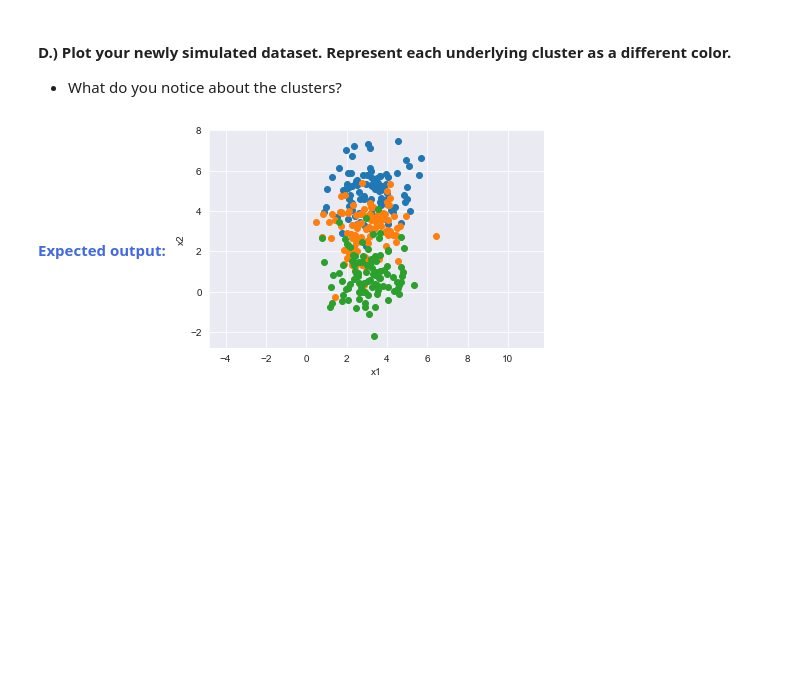
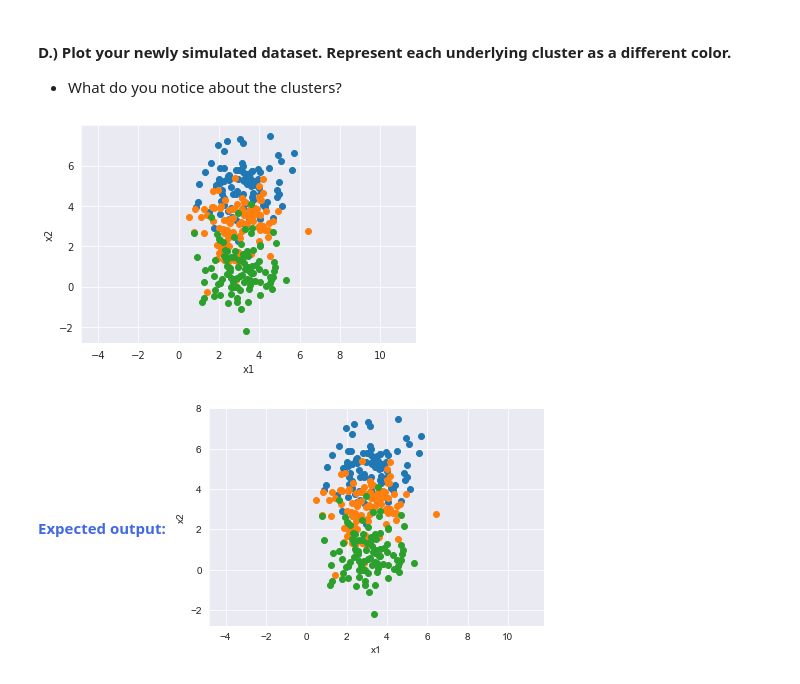
Before and after one commit to cedricsoares/elite_data_science, a Jupyter notebook: 4 - Workbook - Clustering Algorithms.ipynb, the cells around one changed output. Drawn from its saved outputs; the diff is of its cells as text; code cells hidden in the pictures; blank space fills up the shorter version.

Commit message:
Finish all Clustering Algorithm notebook

```diff
--- a/4 - Workbook - Clustering Algorithms.ipynb
+++ b/4 - Workbook - Clustering Algorithms.ipynb
@@ -231,15 +231,59 @@ Like in the Coding Section, we're going to simulate observations with two featur
 # %% [markdown]
 #### A.) First, generate 100 observations centered around $(3, 5)$. Call it Cluster A.
 * Set the random seed
+# %%
+# Set rnadom seed
+np.random.seed(101)
+
+# Create first feature, cluster A: x1a
+x1a = np.random.normal(3, 1, 100)
+
+# Create second feature, cluster A: x2a
+x2a = np.random.normal(5, 1, 100)
 # %% [markdown]
 #### B.) Next, generate 100 observations centered around $(3, 3)$. Call it Cluster B.
 * Set the random seed to 102.
+# %%
+# Set random seed
+np.random.seed(102)
+
+# Create first feature, cluster B: x1b
+x1b = np.random.normal(3, 1, 100)
+
+# Create second feature, cluster B: x2b
+x2b = np.random.normal(3, 1, 100)
 # %% [markdown]
 #### C.) Next, generate 100 observations centered around $(3, 1)$. Call it Cluster C.
 * Set the random seed to 103.
+# %%
+# Set random seed
+np.random.seed(103)
+
+# Create first feature, cluster C : x1c
+x1c = np.random.normal(3, 1, 100)
+
+# Create second feature, cluster C: x2c
+x2c = np.random.normal(1, 1, 100)
 # %% [markdown]
 #### D.) Plot your newly simulated dataset. Represent each underlying cluster as a different color.
 * What do you notice about the clusters?
+# %%
+# Plot scatter plot x1 and x2
+plt.scatter(x1a, x2a)
+plt.scatter(x1b, x2b)
+plt.scatter(x1c, x2c)
+
+# Put plot axes on the same scale
+plt.axis('equal')
+
+# Label axes
+plt.xlabel('x1')
+plt.ylabel('x2')
+
+# Clear text residue
+plt.show()
+# %% [output]
+[figure, added]
 # %% [markdown]
 <strong style="color:RoyalBlue">Expected output:</strong>
 <img src="embedded-picture-1">
```
Also changed, not shown: parts of 7 cells of this notebook.
